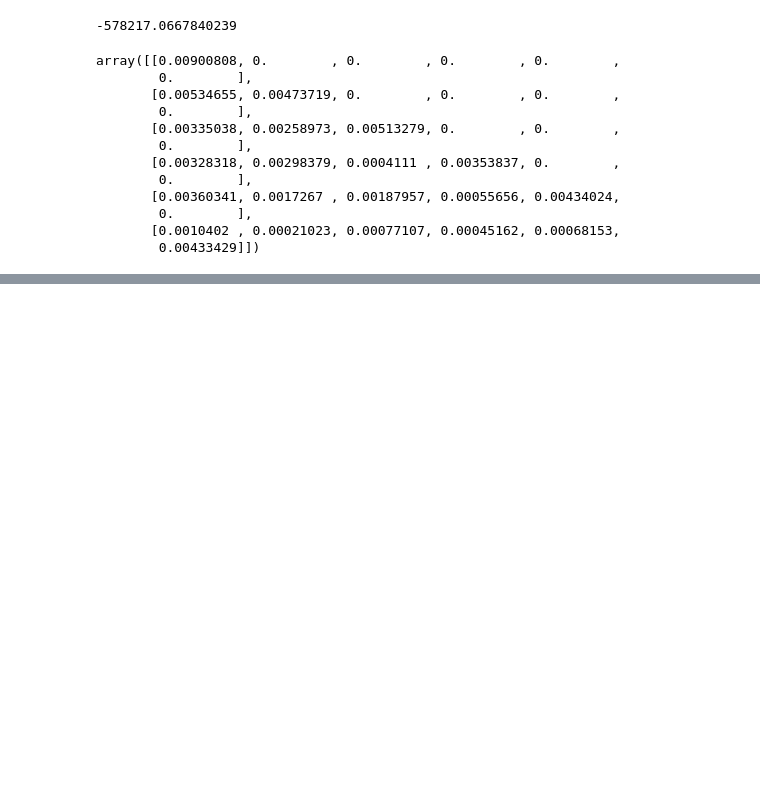
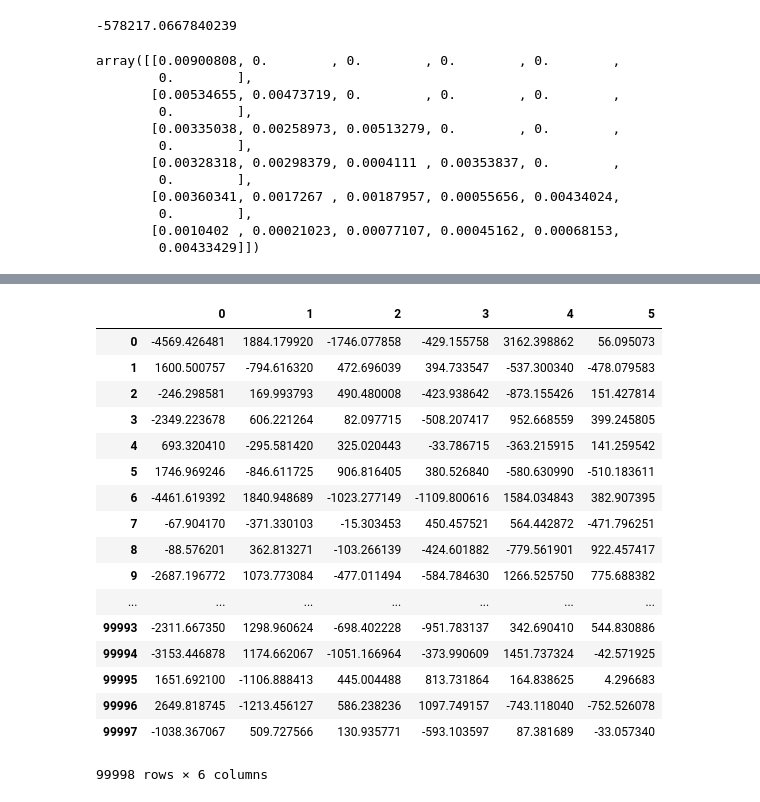
Before and after one commit to dxcv/Portfolio-VAR, a Jupyter notebook: Portfolio 2 - Monte Carlo and HS.ipynb, the cells around one changed output, grey strips where cells are left out. Saved outputs shown, nothing was run; the diff lists cells and outputs as text; code cells hidden in the pictures; blank space fills up the shorter version.

```diff
--- a/Portfolio 2 - Monte Carlo and HS.ipynb
+++ b/Portfolio 2 - Monte Carlo and HS.ipynb
@@ -284,3 +284,10 @@ array([[0.00900808, 0.        , 0.        , 0.        , 0.        ,
         0.        ],
        [0.0010402 , 0.00021023, 0.00077107, 0.00045162, 0.00068153,
         0.00433429]])
+# %%
+yeet = pd.DataFrame()
+
+
+
+for x in list(range(99998):
+    yeet = L.dot(np.array(sim_returns.loc[x, :]))
@@ -286,0 +301,6 @@ array([[0.00900808, 0.        , 0.        , 0.        , 0.        ,
+# %%
+for r_index, row in enumerate(L):
+    for c_index, col in enumerate(row):
+        # ensures we're in the bottom half of the board
+        if c_index <= len(L[0])/2 or r_index <= len(L)/2:
+            L[r_index][c_index] = L[c_index][r_index]
@@ -286,0 +329,22 @@ array([[0.00900808, 0.        , 0.        , 0.        , 0.        ,
+# %%
+ooft = pd.DataFrame(yeet)
+ooft * X_Vector
+# %% [output]
+|  | 0 | 1 | 2 | 3 | 4 | 5 |
+| 0 | -4569.426481 | 1884.179920 | -1746.077858 | -429.155758 | 3162.398862 | 56.095073 |
+| 1 | 1600.500757 | -794.616320 | 472.696039 | 394.733547 | -537.300340 | -478.079583 |
+| 2 | -246.298581 | 169.993793 | 490.480008 | -423.938642 | -873.155426 | 151.427814 |
+| 3 | -2349.223678 | 606.221264 | 82.097715 | -508.207417 | 952.668559 | 399.245805 |
+| 4 | 693.320410 | -295.581420 | 325.020443 | -33.786715 | -363.215915 | 141.259542 |
+| 5 | 1746.969246 | -846.611725 | 906.816405 | 380.526840 | -580.630990 | -510.183611 |
+| 6 | -4461.619392 | 1840.948689 | -1023.277149 | -1109.800616 | 1584.034843 | 382.907395 |
+| 7 | -67.904170 | -371.330103 | -15.303453 | 450.457521 | 564.442872 | -471.796251 |
+| 8 | -88.576201 | 362.813271 | -103.266139 | -424.601882 | -779.561901 | 922.457417 |
+| 9 | -2687.196772 | 1073.773084 | -477.011494 | -584.784630 | 1266.525750 | 775.688382 |
+| ... | ... | ... | ... | ... | ... | ... |
+| 99993 | -2311.667350 | 1298.960624 | -698.402228 | -951.783137 | 342.690410 | 544.830886 |
+| 99994 | -3153.446878 | 1174.662067 | -1051.166964 | -373.990609 | 1451.737324 | -42.571925 |
+| 99995 | 1651.692100 | -1106.888413 | 445.004488 | 813.731864 | 164.838625 | 4.296683 |
+| 99996 | 2649.818745 | -1213.456127 | 586.238236 | 1097.749157 | -743.118040 | -752.526078 |
+| 99997 | -1038.367067 | 509.727566 | 130.935771 | -593.103597 | 87.381689 | -33.057340 |
+99998 rows × 6 columns
```
Also changed, not shown: parts of 10 cells of this notebook, 23 other files.
